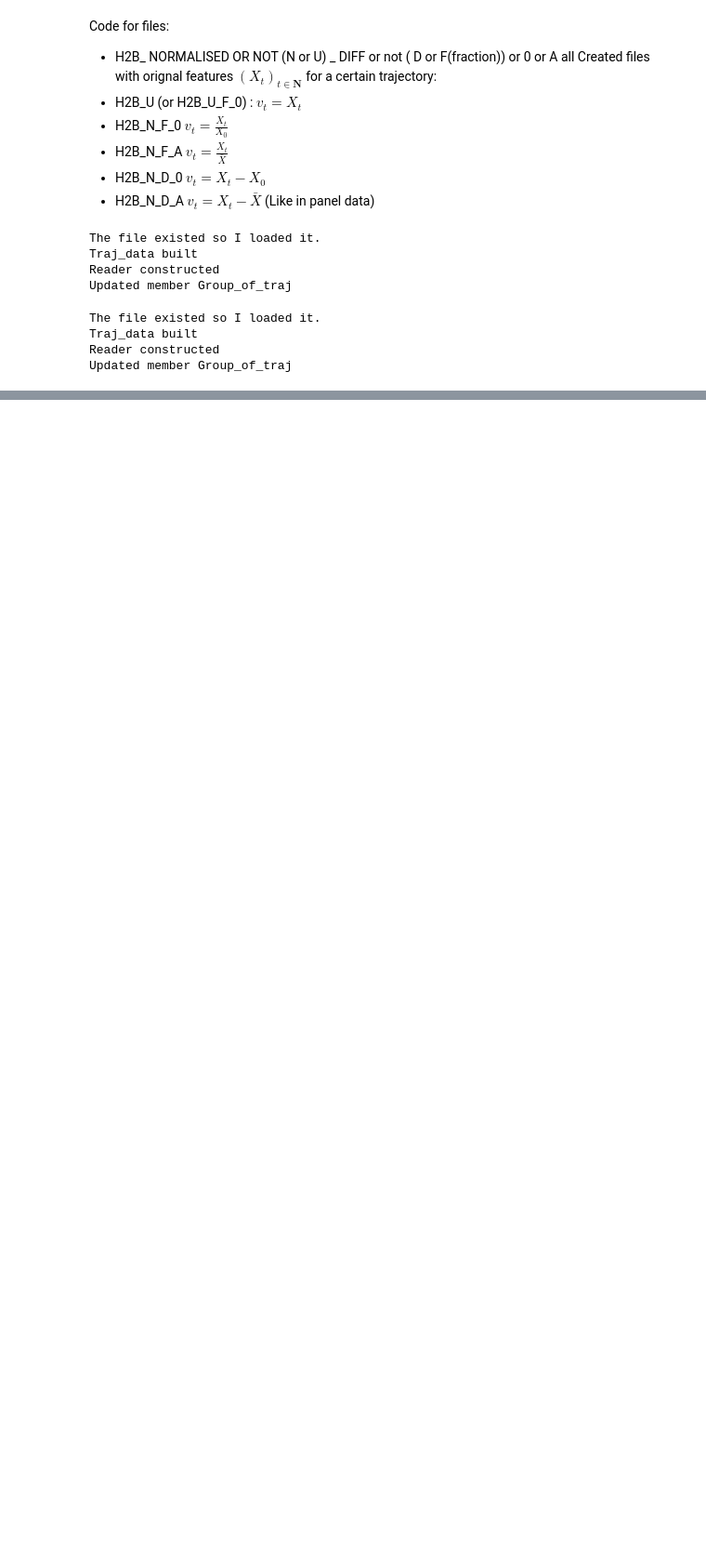
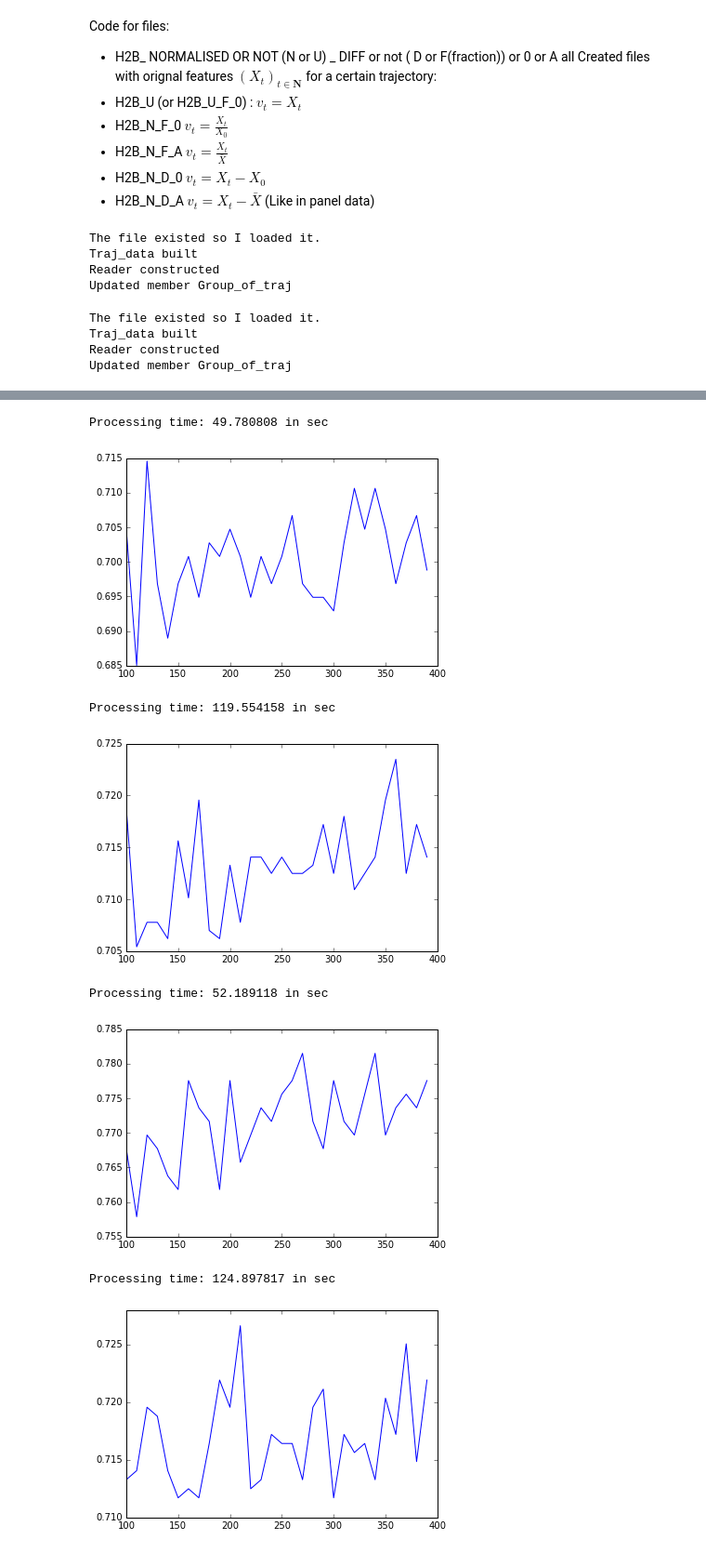
Before and after one commit to PeterJackNaylor/InternWork2, a Jupyter notebook: Normalization.ipynb, the cells around one changed output, grey strips where cells are left out. Shown at 93% size. Saved outputs shown, nothing was run; the diff lists cells and outputs as text; code cells hidden in the pictures; blank space fills up the shorter version.

```diff
--- a/Normalization.ipynb
+++ b/Normalization.ipynb
@@ -128,10 +136,11 @@ IOError: [Errno 2] No such file or directory: '0015_PCNA.xml'
 
 if os.path.isfile("H2B_N_D_A.csv"):
     print "The file existed so I loaded it."
-    H2B_N_D_A = Traj_data(file_name="H2B_N_D_A.csv",pkl_traj_file="/home/pubuntu/Documents/InternWork2/Pkl_file")
+    H2B_N_D_A = Traj_data(file_name="H2B_N_D_A.csv")#,pkl_traj_file="/home/pubuntu/Documents/InternWork2/Pkl_file")
+    H2B_N_D_A.caract="Normalized by subtracted by average"
 
 else:
-    H2B_N_D_A=Traj_data(pkl_traj_file="/home/pubuntu/Documents/InternWork2/Pkl_file")
+    H2B_N_D_A=Traj_data()#(pkl_traj_file="/home/pubuntu/Documents/InternWork2/Pkl_file")
 
     H2B_N_D_A.extracting(num_str,"both_channels_0015.hdf5",'primary')
     ## Extracting the hdf5 file for the primary channel (H2b)
@@ -149,5 +158,6 @@ else:
     H2B_N_D_A.renaming_and_merge()
     ## renaming the labels to have G1=="1", S=="S", G2=="2" and M=="M"
     #This procedure may take a long time.
+    H2B_N_D_A.caract="Normalized by subtracted by average"
 
     H2B_N_D_A.data.to_csv('H2B_N_D_A.csv',index=False,header=True)
@@ -156,10 +171,10 @@ else:
 
 if os.path.isfile("H2B_N_F_A.csv"):
     print "The file existed so I loaded it."
-    H2B_N_F_A = Traj_data(file_name="H2B_N_F_A.csv",pkl_traj_file="/home/pubuntu/Documents/InternWork2/Pkl_file")
-
+    H2B_N_F_A = Traj_data(file_name="H2B_N_F_A.csv")#,pkl_traj_file="/home/pubuntu/Documents/InternWork2/Pkl_file")
+    H2B_N_F_A.caract="Normalized by dividing by average"
 else:
-    H2B_N_F_A=Traj_data(pkl_traj_file="/home/pubuntu/Documents/InternWork2/Pkl_file")
+    H2B_N_F_A=Traj_data()#(pkl_traj_file="/home/pubuntu/Documents/InternWork2/Pkl_file")
 
     H2B_N_F_A.extracting(num_str,"both_channels_0015.hdf5",'primary')
     ## Extracting the hdf5 file for the primary channel (H2b)
@@ -177,5 +192,6 @@ else:
     H2B_N_F_A.renaming_and_merge()
     ## renaming the labels to have G1=="1", S=="S", G2=="2" and M=="M"
     #This procedure may take a long time.
+    H2B_N_F_A.caract="Normalized by dividing by average"
 
     H2B_N_F_A.data.to_csv('H2B_N_F_A.csv',index=False,header=True)
@@ -181,0 +256,3 @@ else:
+# %%
+obj=H2B_U_F_0
+obj.data.ix[obj.data["traj"]==traj,_rand_col+[num_str+"_id_frame"]].head()
@@ -181,0 +266,45 @@ else:
+# %%
+list_obj=[ H2B_U_F_0, H2B_N_F_A, H2B_N_F_0, H2B_N_D_A, H2B_N_D_0]
+kfold=3
+D={}
+instances_to_keep=pd.notnull(H2B_N_F_A.train.traj)
+for obj in list_obj:
+    if obj.Var_missing[0] in obj.train.columns:
+        obj.missing_features_train()
+    if obj.Var_missing[0] in obj.data.columns:
+        obj.missing_features_data()
+
+    instances_to_keep=pd.notnull(obj.train.traj)
+
+    values=[100 + i*10 for i in range(30)]
+
+    model=RandomForest_Autotunner(values)
+
+    model.tunning(obj.train.ix[instances_to_keep,obj.names],obj.train.ix[instances_to_keep,"Type"],kfold,plot=False,fit_new_model=False)
+    plt.show()
+
+    i_=np.argmax(model.MSE)
+    n_tree=values[i_]
+ ##   print "For this caracteristic: "+obj.caract +", with n= "+ str(sum(instances_to_keep)) +"\n"
+ ##   print "We now have a classifier with n=%d, with an expected accuracy of %5.3f for the normalized data. \n" %(n_tree,max(model.MSE))
+ ##   plot_matrix(model.cm,title="Confusion matrix unnormalized with normalized data")
+ ##   plt.show()
+    model.cm_normalized = model.cm.astype('float') / model.cm.sum(axis=1)[:, np.newaxis]
+ ##   plot_matrix(model.cm_normalized,title="Confusion matrix normalized with normalized data")
+ ##   plt.show()
+    D[obj.caract]={"tree_tunning":n_tree,
+                   "best accuracy":max(model.MSE),
+                   "Accuracy vector":model.MSE,
+                   "Confusion matrix":model.cm,
+                   "Normalized confusion matrix":model.cm_normalized,
+                   "Training sample":str(sum(instances_to_keep))
+                  }
+# %% [output]
+Processing time: 49.780808 in sec
+[figure, added]
+Processing time: 119.554158 in sec
+[figure, added]
+Processing time: 52.189118 in sec
+[figure, added]
+Processing time: 124.897817 in sec
+[figure, added]
```
Also changed, not shown: parts of 16 cells of this notebook, 2 other files.
